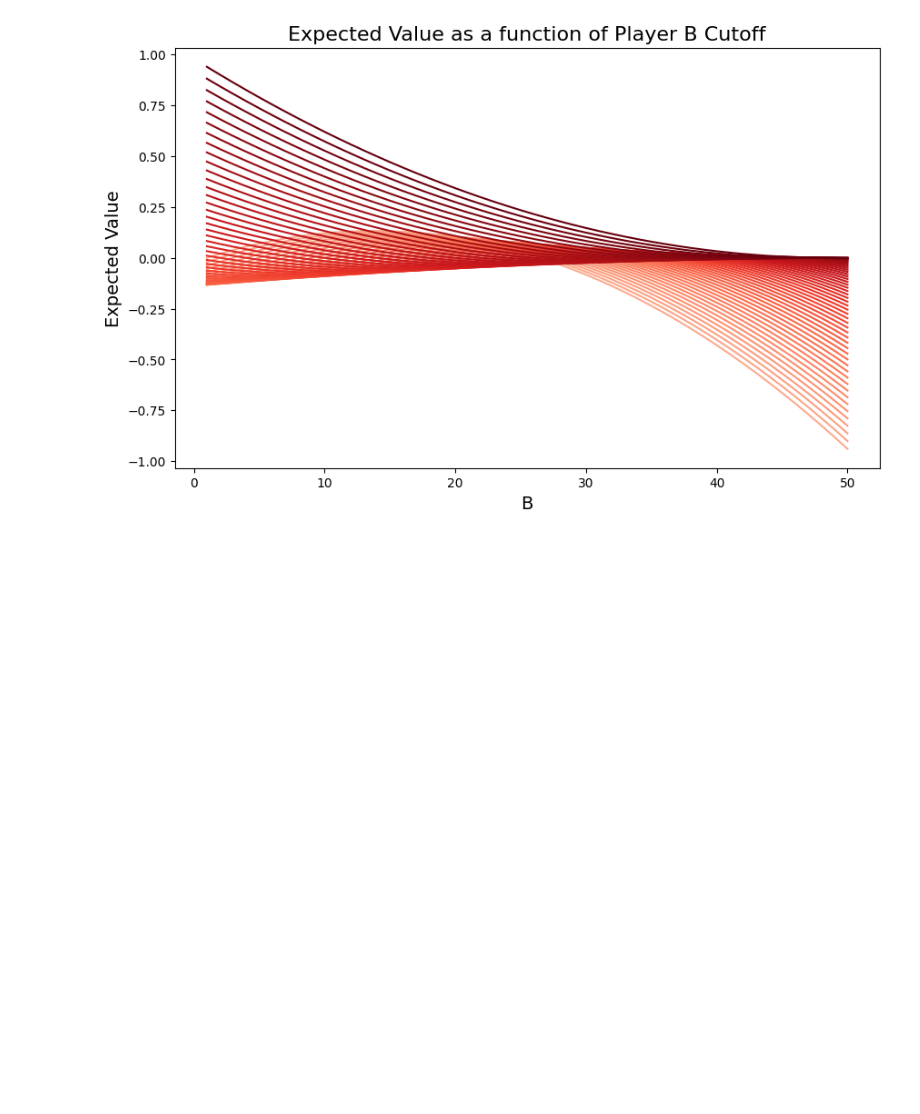
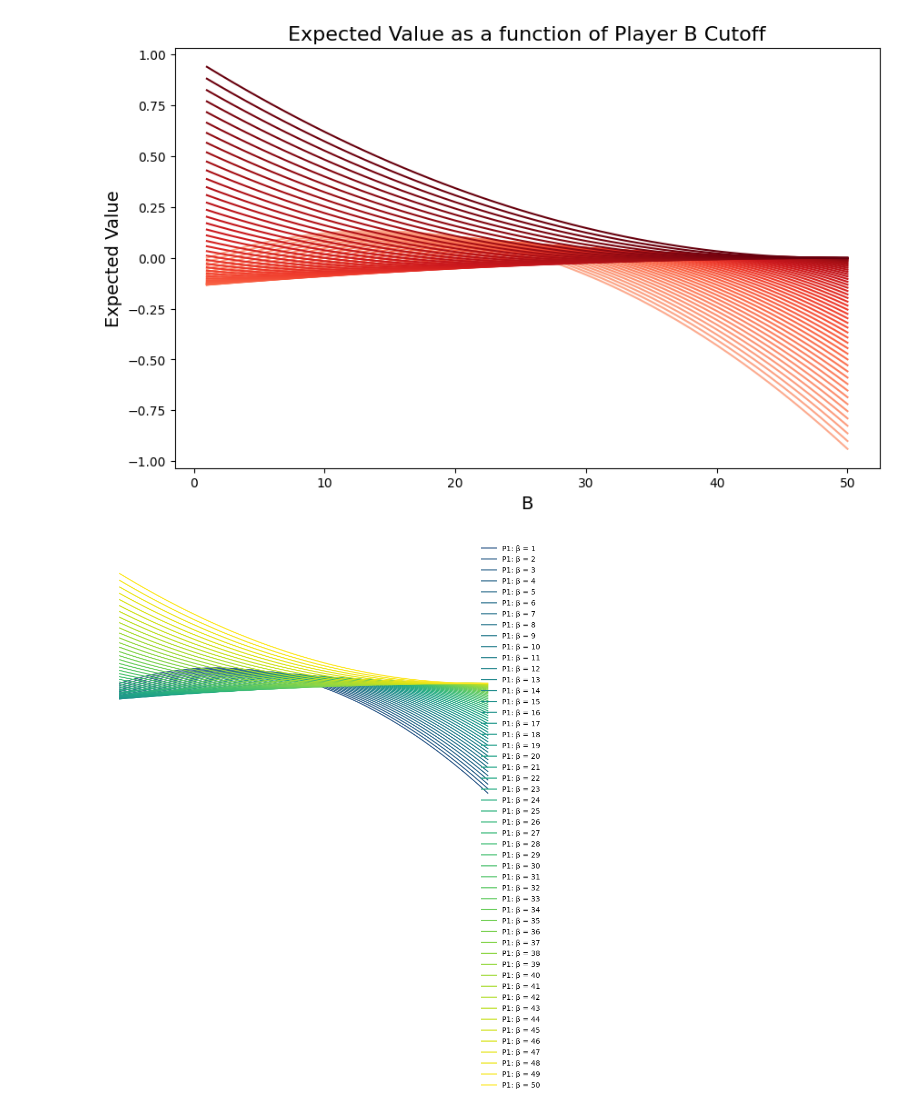
Before and after one commit to mihirt2/poker-like-games, a Jupyter notebook: discrete_poker_games.ipynb, the cells around one changed output. Drawn from its saved outputs; the diff is of its cells as text; code cells hidden in the pictures; blank space fills up the shorter version.

Commit message:
graph rendering

```diff
--- a/discrete_poker_games.ipynb
+++ b/discrete_poker_games.ipynb
@@ -1052,3 +1124,47 @@ level_curves(n=N, P1=False, P2=True)
 # %% [output]
 [figure]
 [figure]
+# %%
+import numpy as np
+import matplotlib.pyplot as plt
+import matplotlib.cm as cm
+
+def level_curves(n, P1=True, P2=False):
+    values = np.arange(1, n + 1, 1)
+    plt.figure(figsize=(10, 6), facecolor='none')  # Transparent figure background
+
+    if P1:
+        colors = cm.viridis(np.linspace(0.3, 1, n))  # Use Viridis colormap
+        for beta, color in zip(range(1, n + 1), colors):
+            results = [E1(alpha, beta, n) for alpha in values]
+            plt.plot(values, results, linestyle='-', color=color, label=f'P1: β = {beta}')
+
+    if P2:
+        colors = cm.viridis(np.linspace(0.3, 1, n))  # Use Viridis colormap
+        for alpha, color in zip(range(1, n + 1), colors):
+            results = [E2(alpha, beta, n) for beta in values]
+            plt.plot(values, results, linestyle='-', color=color, label=f'P2: α = {alpha}')
+
+    # Remove all axes and labels
+    ax = plt.gca()
+    ax.set_facecolor('none')  # Transparent plot background
+    ax.spines['top'].set_visible(False)
+    ax.spines['right'].set_visible(False)
+    ax.spines['bottom'].set_visible(False)
+    ax.spines['left'].set_visible(False)
+    ax.set_xticks([])
+    ax.set_yticks([])
+    ax.set_xlabel('')
+    ax.set_ylabel('')
+    ax.set_title('')
+
+    # Add a legend
+    plt.legend(loc='upper right', bbox_to_anchor=(1.1, 1.1), facecolor='none', edgecolor='none')
+
+    plt.grid(False)
+    plt.show()
+
+# Example usage
+level_curves(n=N, P1=True, P2=False)
+# %% [output]
+[figure, added]
```
Also changed, not shown: parts of 3 cells of this notebook.
